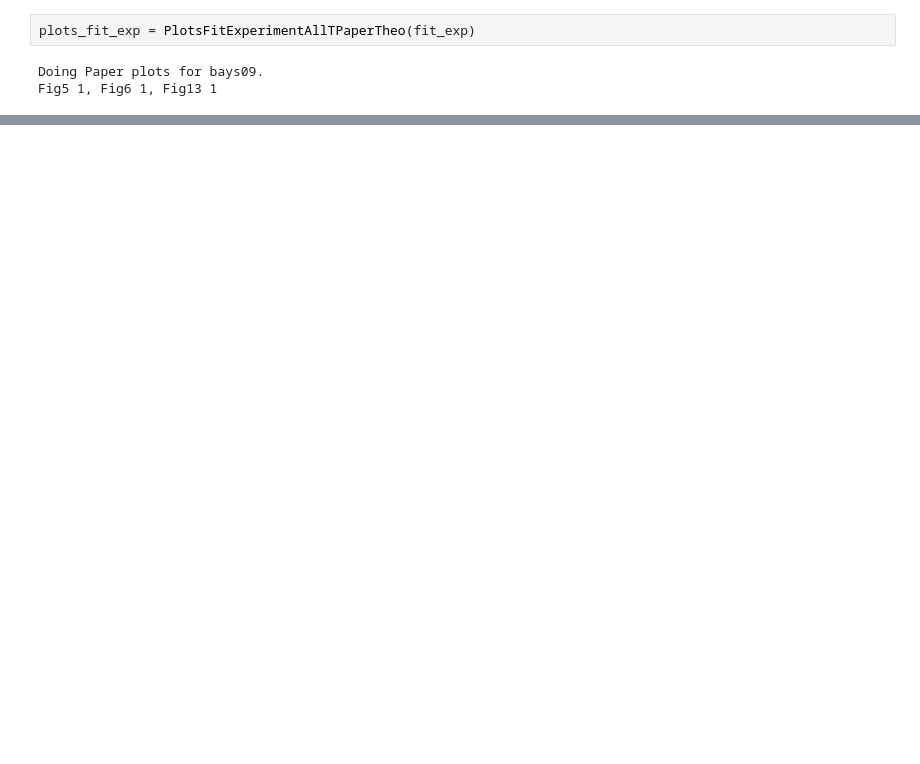
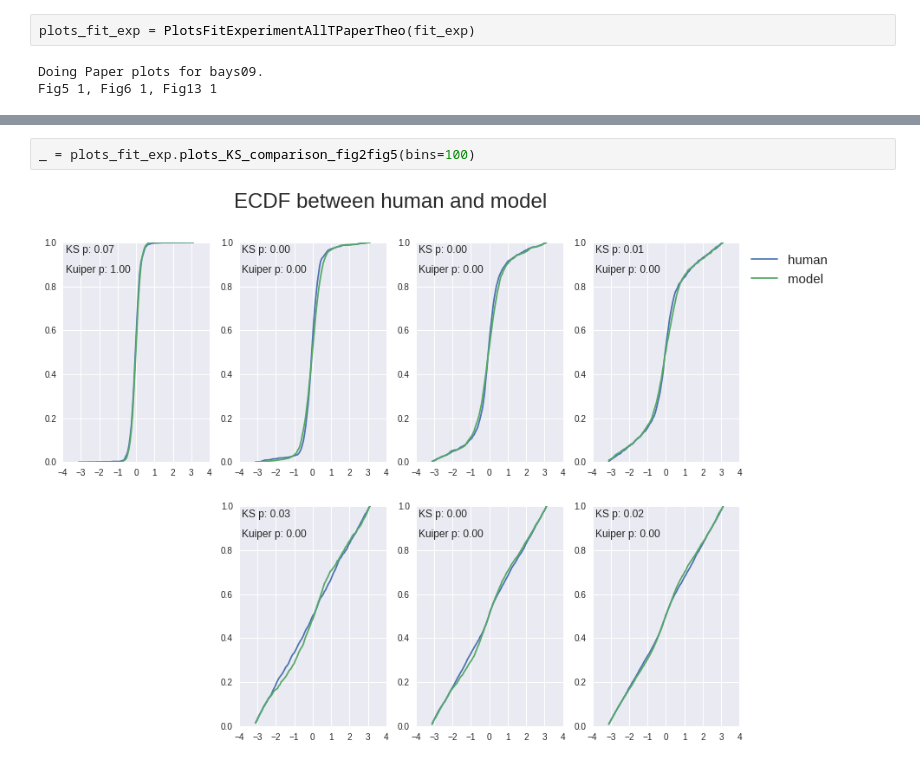
Before and after one commit to Azhag/Bayesian-visual-working-memory, a Jupyter notebook: Experiments/fitexperiment_sigmabaseline_cmaes_08_2016/notebook_fitexperimentallt_sigmabase_cmaes_2try_080816.ipynb, the cells around one changed output, grey strips where cells are left out. Saved outputs shown, nothing was run; the diff lists cells and outputs as text; blank space fills up the shorter version.

```diff
--- a/Experiments/fitexperiment_sigmabaseline_cmaes_08_2016/notebook_fitexperimentallt_sigmabase_cmaes_2try_080816.ipynb
+++ b/Experiments/fitexperiment_sigmabaseline_cmaes_08_2016/notebook_fitexperimentallt_sigmabase_cmaes_2try_080816.ipynb
@@ -178,3 +179,7 @@ mu: 0.113, kappa: 0.211
+# %%
+_ = plots_fit_exp.plots_KS_comparison_fig2fig5(bins=100)
+# %% [output]
+[figure, added]
 # %%
 axesFig6Fig13 = plots_fit_exp.plots_memmixtcurves_fig6fig13()
 # %% [output]
```
Also changed, not shown: parts of 8 cells of this notebook, 6 other files.
